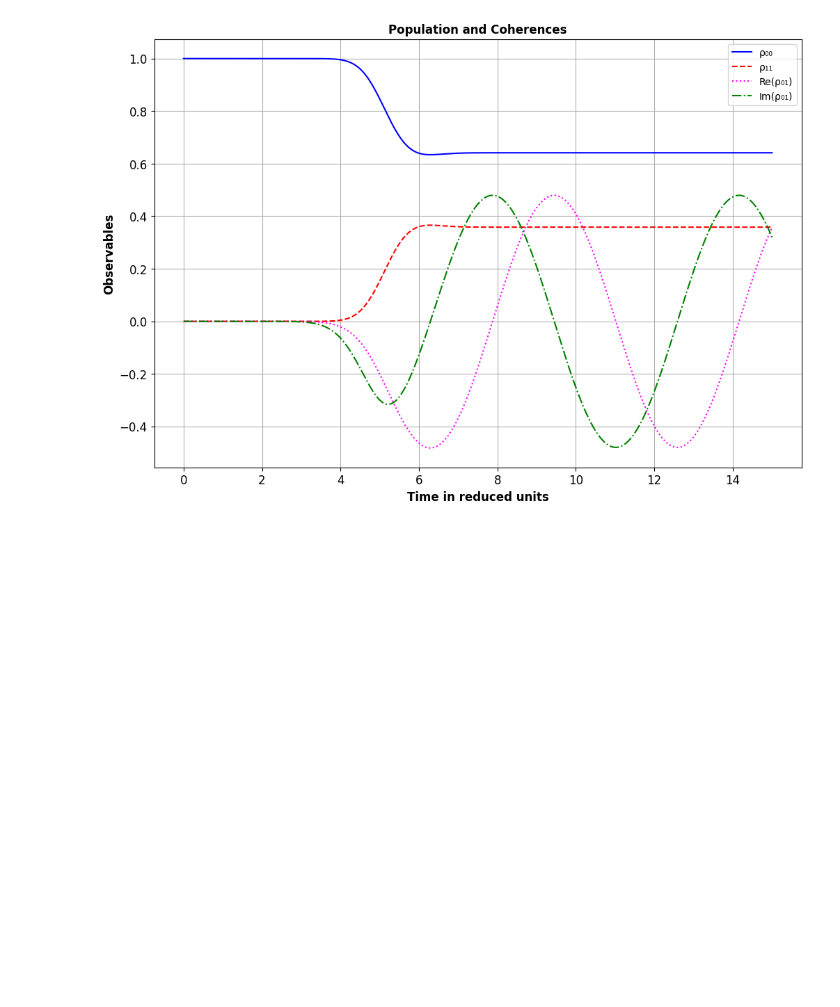
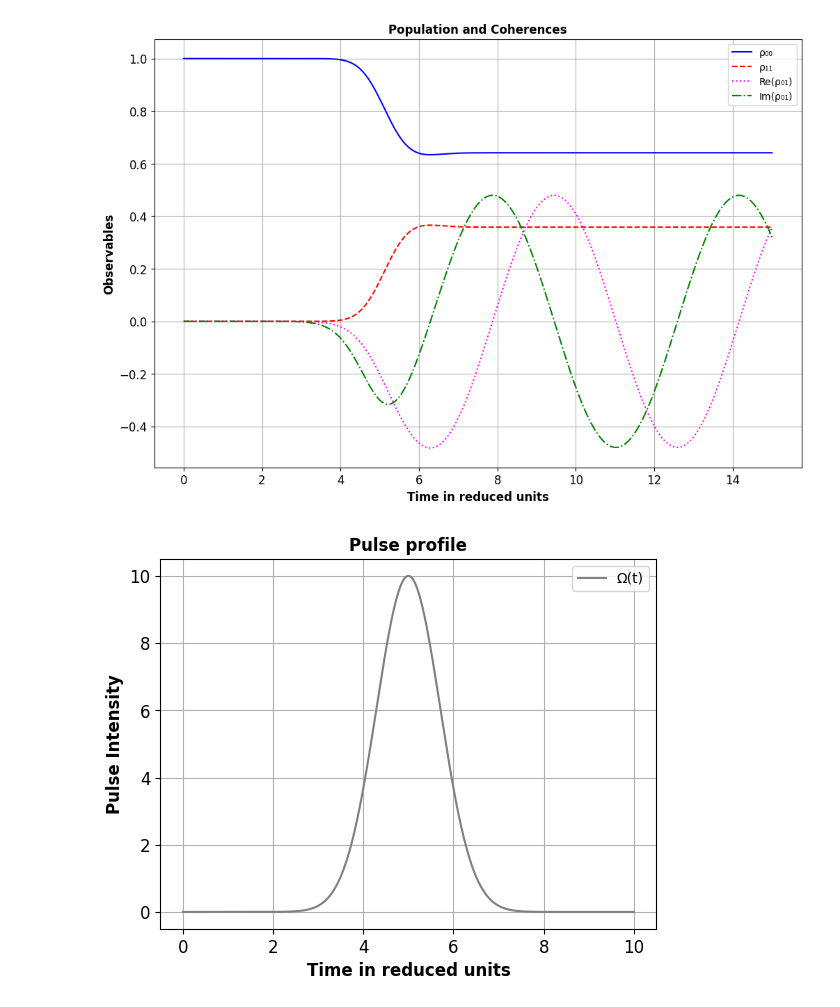
Before and after one commit to Daweet/2015, a Jupyter notebook: Welcome_To_Colab.ipynb, the cells around one changed output. Drawn from its saved outputs; the diff is of its cells as text; code cells hidden in the pictures; blank space fills up the shorter version.

```diff
--- a/Welcome_To_Colab.ipynb
+++ b/Welcome_To_Colab.ipynb
@@ -754,3 +754,18 @@ plt.grid(True)
 plt.show()
 # %% [output]
 [figure]
+# %%
+# Plot the pulse profile
+plt.plot(t_values, pulse_profile, label='Ω(t)', color='gray')
+
+plt.xlabel('Time in reduced units', fontsize=12, fontweight='bold')
+plt.ylabel('Pulse Intensity', fontsize=12, fontweight='bold')
+plt.title('Pulse profile', fontsize=12, fontweight='bold')
+
+# Make axis numbers bold
+plt.tick_params(axis='both', which='major', labelsize=12)
+plt.legend()
+plt.grid(True)
+plt.show()
+# %% [output]
+[figure, added]
```
